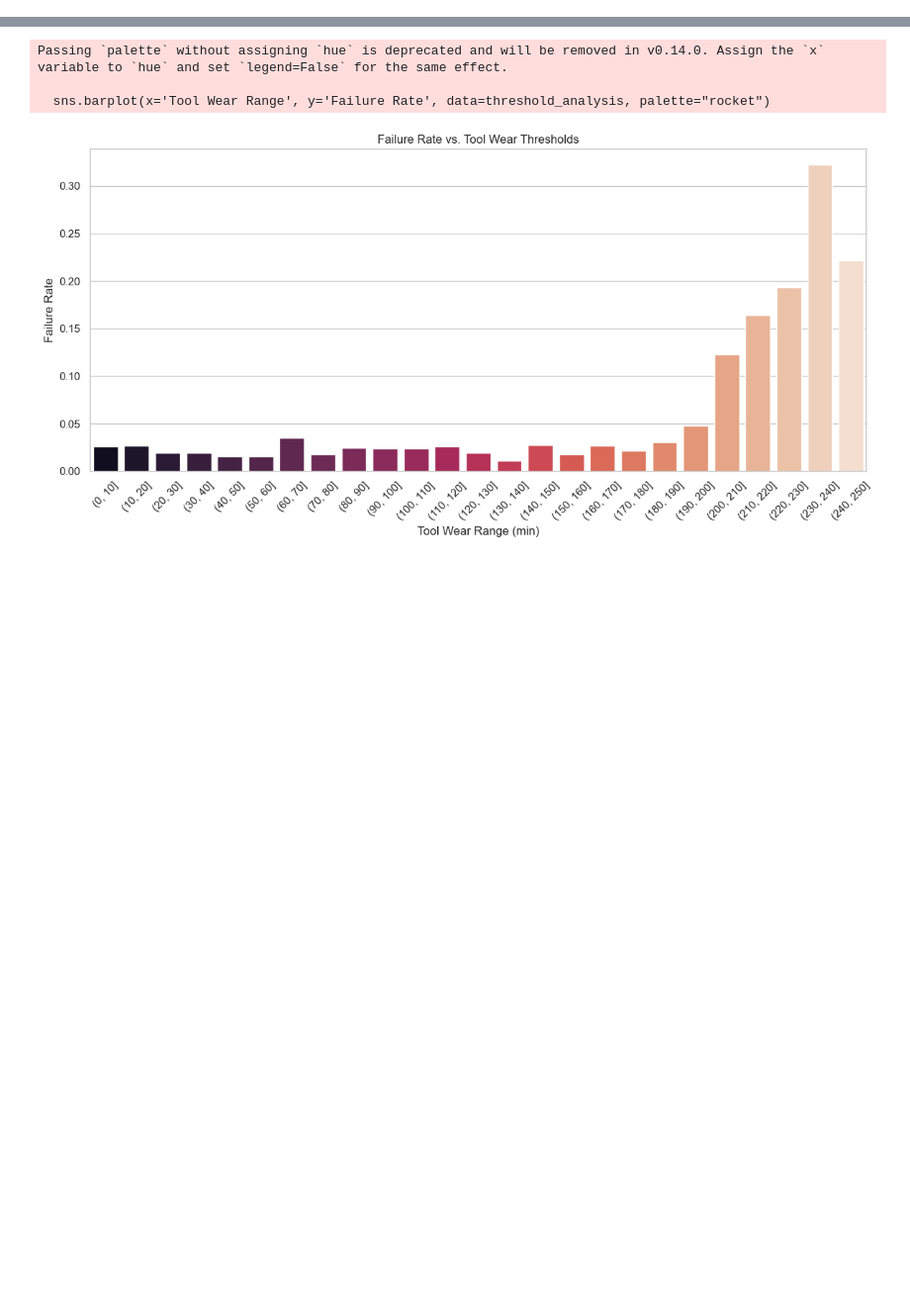
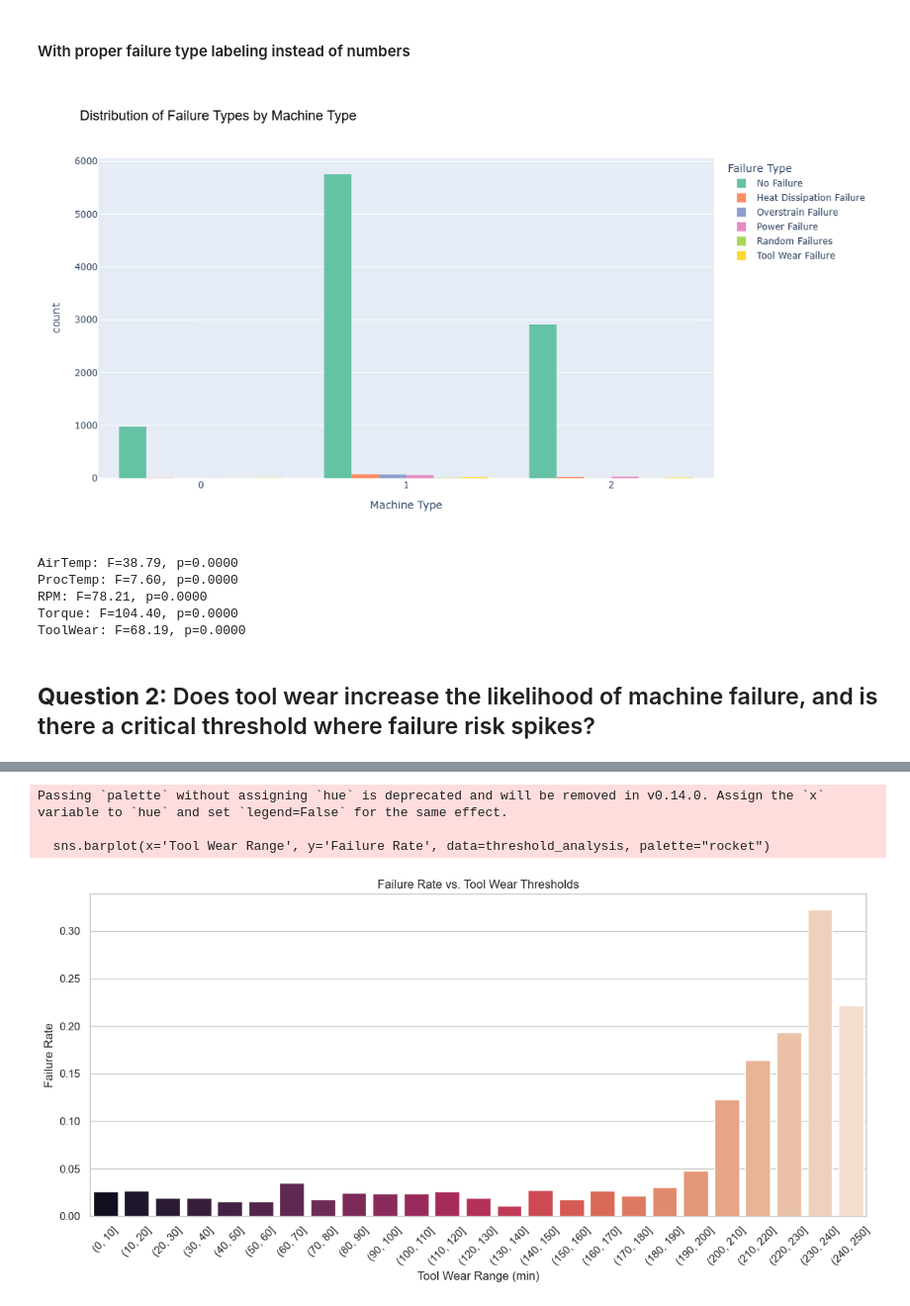
Before and after one commit to MariaArthur/Machine-Predictive-Maintenance-Project, a Jupyter notebook: TT7L_B.ipynb, the cells around one changed output, grey strips where cells are left out. Shown at 99% size. Saved outputs shown, nothing was run; the diff lists cells and outputs as text; code cells hidden in the pictures; blank space fills up the shorter version.

```diff
--- a/TT7L_B.ipynb
+++ b/TT7L_B.ipynb
@@ -172,0 +208,55 @@ y_pred_xgb = xgb.predict(X_test)
+# %% [markdown]
+#### With proper failure type labeling instead of numbers
+# %%
+# Interactive Countplot: Machine Type vs Failure Type
+
+import plotly.express as px
+
+# Reverse your mapping to get names back
+failure_name_mapping = {v: k for k, v in failure_mapping.items()}
+
+# Create a temporary column with the failure names
+df['FailureType_Name'] = df['FailureType'].map(failure_name_mapping)
+
+# Interactive Countplot with proper labels
+fig = px.histogram(df,
+                   x='MachineType',  # Using the correct column name from your DataFrame
+                   color='FailureType_Name',
+                   barmode='group',
+                   color_discrete_sequence=px.colors.qualitative.Set2,
+                   title="Distribution of Failure Types by Machine Type",
+                   labels={'MachineType': 'Machine Type', 'count': 'Count', 'FailureType_Name': 'Failure Type'},
+                   width=900, height=600,
+                   category_orders={"FailureType_Name": list(failure_mapping.keys())})
+
+fig.update_layout(
+    title_font=dict(size=18, family='Arial', color='black'),
+    xaxis_title_font=dict(size=14),
+    yaxis_title_font=dict(size=14),
+    legend_title_text='Failure Type',
+    legend=dict(font=dict(size=12)),
+    hovermode='x unified',
+    hoverlabel=dict(font_size=12)
+)
+
+# Customize hover template
+fig.update_traces(hovertemplate="<b>%{x}</b><br>Failure Type: %{fullData.name}<br>Count: %{y}<extra></extra>")
+
+fig.show()
+# %% [output]
+[figure, added]
+# %%
+from scipy.stats import f_oneway
+
+for feature in features:
+    groups = [df[df['FailureType'] == i][feature] for i in df['FailureType'].unique()]
+    f_val, p_val = f_oneway(*groups)
+    print(f'{feature}: F={f_val:.2f}, p={p_val:.4f}')
+# %% [output]
+AirTemp: F=38.79, p=0.0000
+ProcTemp: F=7.60, p=0.0000
+RPM: F=78.21, p=0.0000
+Torque: F=104.40, p=0.0000
+ToolWear: F=68.19, p=0.0000
+# %% [markdown]
+## **Question 2:** Does tool wear increase the likelihood of machine failure, and is there a critical threshold where failure risk spikes?
```
Also changed, not shown: parts of 26 cells of this notebook.
